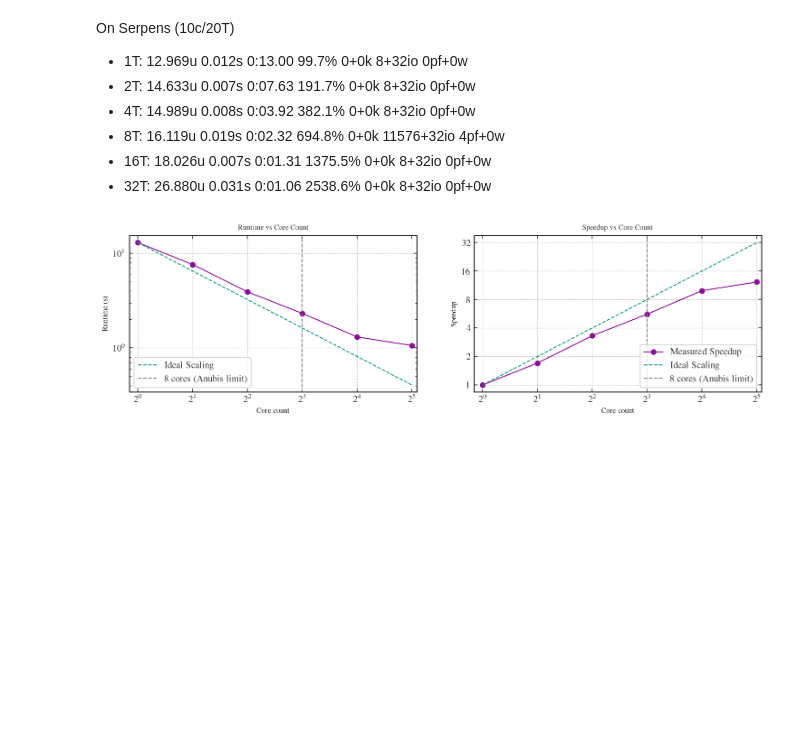
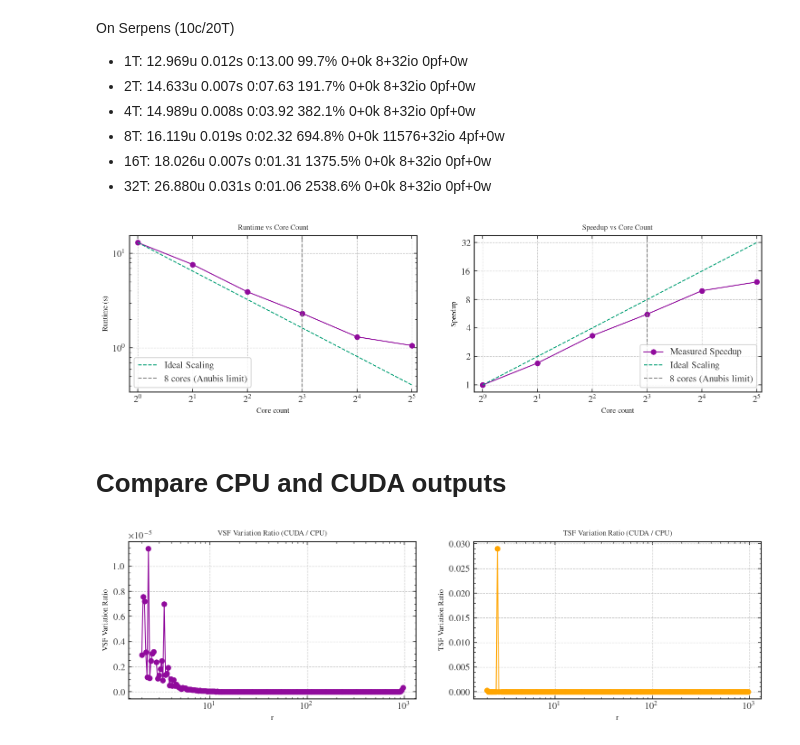
Before and after one commit to thomasarintoul/CASTLE, a Jupyter notebook: test_outputs/output_test.ipynb, the cells around one changed output. Cells and saved outputs as stored; diff of their text form; code cells hidden in the pictures; blank space fills up the shorter version.

Commit message:
CASTLE CUDA version functional

```diff
--- a/test_outputs/output_test.ipynb
+++ b/test_outputs/output_test.ipynb
@@ -246,3 +246,34 @@ axes[1].legend(loc='lower right')
 plt.show()
 # %% [output]
 [figure]
+# %% [markdown]
+# Compare CPU and CUDA outputs
+# %%
+bins_cpu = np.fromfile('sf_test_cpu_bin_edges.bin', dtype=np.float64)
+counts_cpu = np.fromfile('sf_test_cpu_counts.bin', dtype=np.float64)
+vsf_cpu = np.fromfile('sf_test_cpu_velocity_VectorDifference_order_2.bin', dtype=np.float64)
+tsf_cpu = np.fromfile('sf_test_cpu_T_ScalarDifference_order_2.bin', dtype=np.float64)
+# %%
+bins_cuda = np.fromfile('sf_test_cu_bin_edges.bin', dtype=np.float64)
+counts_cuda = np.fromfile('sf_test_cu_counts.bin', dtype=np.float64)
+vsf_cuda = np.fromfile('sf_test_cu_velocity_VectorDifference_order_2.bin', dtype=np.float64)
+tsf_cuda = np.fromfile('sf_test_cu_T_ScalarDifference_order_2.bin', dtype=np.float64)
+# %%
+vsf_variation_ratio = (vsf_cuda / vsf_cpu) / vsf_cpu
+tsf_variation_ratio = (tsf_cuda / tsf_cpu) / tsf_cpu
+# %%
+fig, axes = plt.subplots(1, 2, figsize=(12, 3), dpi=150)
+axes[0].plot(bins_cpu, vsf_variation_ratio, marker='o', label='VSF Variation Ratio')
+axes[0].set_xscale('log')
+axes[0].set_xlabel('r')
+axes[0].set_ylabel('VSF Variation Ratio')
+axes[0].set_title('VSF Variation Ratio (CUDA / CPU)')
+axes[0].grid(True)
+axes[1].plot(bins_cpu, tsf_variation_ratio, marker='o', label='TSF Variation Ratio', color='orange')
+axes[1].set_xscale('log')
+axes[1].set_xlabel('r')
+axes[1].set_ylabel('TSF Variation Ratio')
+axes[1].set_title('TSF Variation Ratio (CUDA / CPU)')
+axes[1].grid(True)
+# %% [output]
+[figure, added]
```
Also changed, not shown: parts of 3 cells of this notebook, 12 other files.
